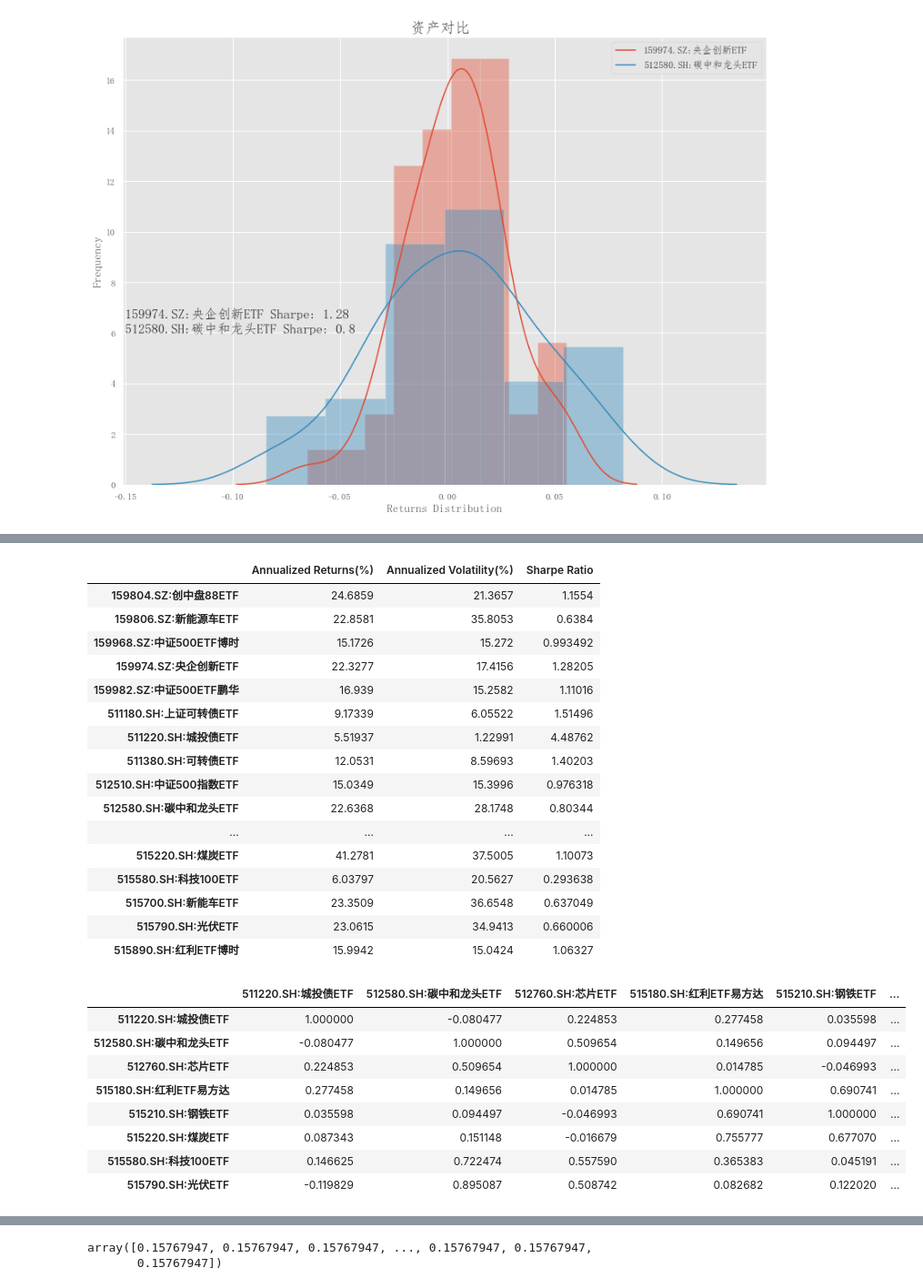
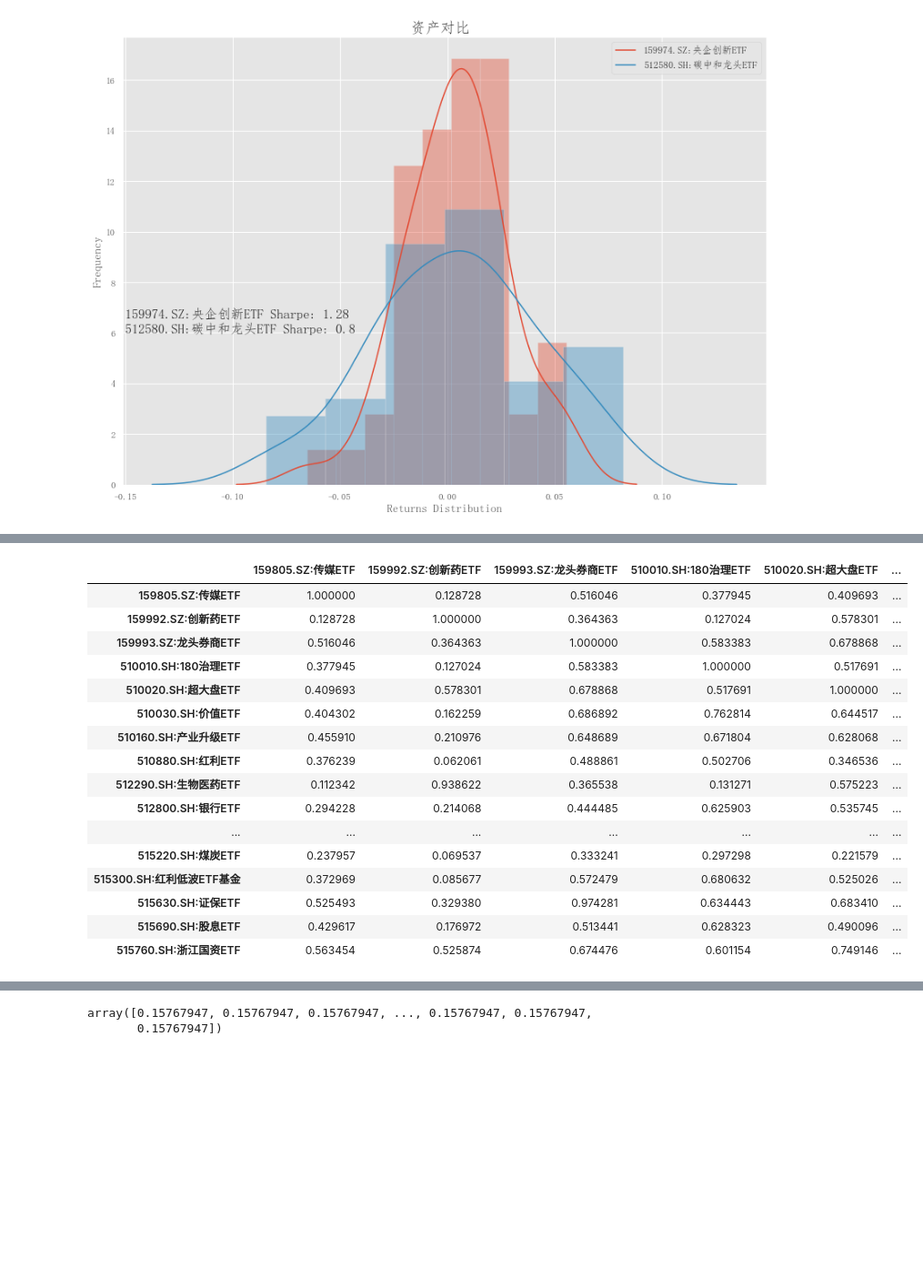
Before and after one commit to rufushuachen/code_bk, a Jupyter notebook: ETF.ipynb, the cells around one changed output, grey strips where cells are left out. Shown at 91% size. Saved outputs shown, nothing was run; the diff lists cells and outputs as text; code cells hidden in the pictures; blank space fills up the shorter version.

```diff
--- a/ETF.ipynb
+++ b/ETF.ipynb
@@ -8,18 +8,33 @@ import pandas as pd
 import matplotlib.pyplot as plt
 import seaborn as sns; sns.set()
 from instrument_utility import *
+import warnings
 
+warnings.filterwarnings("ignore")
 plt.style.use('ggplot')
+"""
+1.读取ETF一年的周线数据
+2.1 get_ETF_features() 获取指数收益率排名(降序)后75%的资产代码
+2.2 get_ETF_SHARP() 获取(1.sharp ratio 大于1.1
+                         2.上市超过400天
+                         3.管理费小于等于0.5
+                         4.托管费小于等于0.1
+                         )
+    的资产代码
+3. 返回(符合上述条件)资产的周线数据
+
+"""
 
 def format_str_code(se):
     return re.sub(r'(^close_hfq_last)', "", str(se)) #替换非数字的字符,去除ETF代码中的特殊字符
 def get_weekly_ETF_data_index(path='D:\\Quant_Code\\data\\ETF_weekly\\weekly_ETF_hfq20220113.csv'):
     df_list =list()
     df = pd.read_csv(path)
-    # df['code'] = df['code'].apply(lambda x: format_str_code(x))
+
     cols =['date','code','close_hfq_last']
     _,codes,names = InstrumentUtility().get_ETF_features()
-    codes_dict = dict(zip(codes,names))
+    #codes,names,_ = InstrumentUtility().get_ETF_SHARP()
+    codes_dict =  InstrumentUtility().get_ETF_names()
 
     df_t = df[cols].copy()
     for code in codes:
@@ -33,10 +48,14 @@ def get_weekly_ETF_data_index(path='D:\\Quant_Code\\data\\ETF_weekly\\weekly_ETF
     df_res.columns  = [''.join(col) for col in df_res.columns.values] #把双层索引连接成字符串
 
     df_res.columns = [format_str_code(i) for i in df_res.columns.values] #保留双层索引数字部分
-    df_res.columns = [codes_dict[i] for i in df_res.columns.values]
+    df_res.columns = [i +':'+ codes_dict[i] for i in df_res.columns.values]
 
     # return df_res.unstack()
+    df_res.fillna(method='bfill',inplace=True)
     return  df_res
 
-get_weekly_ETF_data_index()
+df = get_weekly_ETF_data_index()
+print(df.shape)
+
+print(df.head())
 # %% [output]
@@ -344,24 +275,0 @@ stats[filt].style.bar(color=['red','green'], align='zero')
-# %%
-cols = ['511220.SH:城投债ETF',
-'512580.SH:碳中和龙头ETF','512760.SH:芯片ETF','515180.SH:红利ETF易方达','515210.SH:钢铁ETF',
-'515220.SH:煤炭ETF','515580.SH:科技100ETF','515790.SH:光伏ETF']
-# cols = list(stats[filt].index)
-stats[filt].style.bar(color=['red','green'], align='zero')
-# %% [output]
-|  | Annualized Returns(%) | Annualized Volatility(%) | Sharpe Ratio |
-| 159804.SZ:创中盘88ETF | 24.6859 | 21.3657 | 1.1554 |
-| 159806.SZ:新能源车ETF | 22.8581 | 35.8053 | 0.6384 |
-| 159968.SZ:中证500ETF博时 | 15.1726 | 15.272 | 0.993492 |
-| 159974.SZ:央企创新ETF | 22.3277 | 17.4156 | 1.28205 |
-| 159982.SZ:中证500ETF鹏华 | 16.939 | 15.2582 | 1.11016 |
-| 511180.SH:上证可转债ETF | 9.17339 | 6.05522 | 1.51496 |
-| 511220.SH:城投债ETF | 5.51937 | 1.22991 | 4.48762 |
-| 511380.SH:可转债ETF | 12.0531 | 8.59693 | 1.40203 |
-| 512510.SH:中证500指数ETF | 15.0349 | 15.3996 | 0.976318 |
-| 512580.SH:碳中和龙头ETF | 22.6368 | 28.1748 | 0.80344 |
-| ... | ... | ... | ... |
-| 515220.SH:煤炭ETF | 41.2781 | 37.5005 | 1.10073 |
-| 515580.SH:科技100ETF | 6.03797 | 20.5627 | 0.293638 |
-| 515700.SH:新能车ETF | 23.3509 | 36.6548 | 0.637049 |
-| 515790.SH:光伏ETF | 23.0615 | 34.9413 | 0.660006 |
-| 515890.SH:红利ETF博时 | 15.9942 | 15.0424 | 1.06327 |
@@ -368,12 +280,20 @@ stats[filt].style.bar(color=['red','green'], align='zero')
 # %%
-df_returns[cols].corr('pearson')
+df_returns.corr('pearson')
 # %% [output]
-|  | 511220.SH:城投债ETF | 512580.SH:碳中和龙头ETF | 512760.SH:芯片ETF | 515180.SH:红利ETF易方达 | 515210.SH:钢铁ETF | ... |
-| 511220.SH:城投债ETF | 1.000000 | -0.080477 | 0.224853 | 0.277458 | 0.035598 | ... |
-| 512580.SH:碳中和龙头ETF | -0.080477 | 1.000000 | 0.509654 | 0.149656 | 0.094497 | ... |
-| 512760.SH:芯片ETF | 0.224853 | 0.509654 | 1.000000 | 0.014785 | -0.046993 | ... |
-| 515180.SH:红利ETF易方达 | 0.277458 | 0.149656 | 0.014785 | 1.000000 | 0.690741 | ... |
-| 515210.SH:钢铁ETF | 0.035598 | 0.094497 | -0.046993 | 0.690741 | 1.000000 | ... |
-| 515220.SH:煤炭ETF | 0.087343 | 0.151148 | -0.016679 | 0.755777 | 0.677070 | ... |
-| 515580.SH:科技100ETF | 0.146625 | 0.722474 | 0.557590 | 0.365383 | 0.045191 | ... |
-| 515790.SH:光伏ETF | -0.119829 | 0.895087 | 0.508742 | 0.082682 | 0.122020 | ... |
+|  | 159805.SZ:传媒ETF | 159992.SZ:创新药ETF | 159993.SZ:龙头券商ETF | 510010.SH:180治理ETF | 510020.SH:超大盘ETF | ... |
+| 159805.SZ:传媒ETF | 1.000000 | 0.128728 | 0.516046 | 0.377945 | 0.409693 | ... |
+| 159992.SZ:创新药ETF | 0.128728 | 1.000000 | 0.364363 | 0.127024 | 0.578301 | ... |
+| 159993.SZ:龙头券商ETF | 0.516046 | 0.364363 | 1.000000 | 0.583383 | 0.678868 | ... |
+| 510010.SH:180治理ETF | 0.377945 | 0.127024 | 0.583383 | 1.000000 | 0.517691 | ... |
+| 510020.SH:超大盘ETF | 0.409693 | 0.578301 | 0.678868 | 0.517691 | 1.000000 | ... |
+| 510030.SH:价值ETF | 0.404302 | 0.162259 | 0.686892 | 0.762814 | 0.644517 | ... |
+| 510160.SH:产业升级ETF | 0.455910 | 0.210976 | 0.648689 | 0.671804 | 0.628068 | ... |
+| 510880.SH:红利ETF | 0.376239 | 0.062061 | 0.488861 | 0.502706 | 0.346536 | ... |
+| 512290.SH:生物医药ETF | 0.112342 | 0.938622 | 0.365538 | 0.131271 | 0.575223 | ... |
+| 512800.SH:银行ETF | 0.294228 | 0.214068 | 0.444485 | 0.625903 | 0.535745 | ... |
+| ... | ... | ... | ... | ... | ... | ... |
+| 515220.SH:煤炭ETF | 0.237957 | 0.069537 | 0.333241 | 0.297298 | 0.221579 | ... |
+| 515300.SH:红利低波ETF基金 | 0.372969 | 0.085677 | 0.572479 | 0.680632 | 0.525026 | ... |
+| 515630.SH:证保ETF | 0.525493 | 0.329380 | 0.974281 | 0.634443 | 0.683410 | ... |
+| 515690.SH:股息ETF | 0.429617 | 0.176972 | 0.513441 | 0.628323 | 0.490096 | ... |
+| 515760.SH:浙江国资ETF | 0.563454 | 0.525874 | 0.674476 | 0.601154 | 0.749146 | ... |
```
Also changed, not shown: parts of 18 cells of this notebook, 1 other file.
